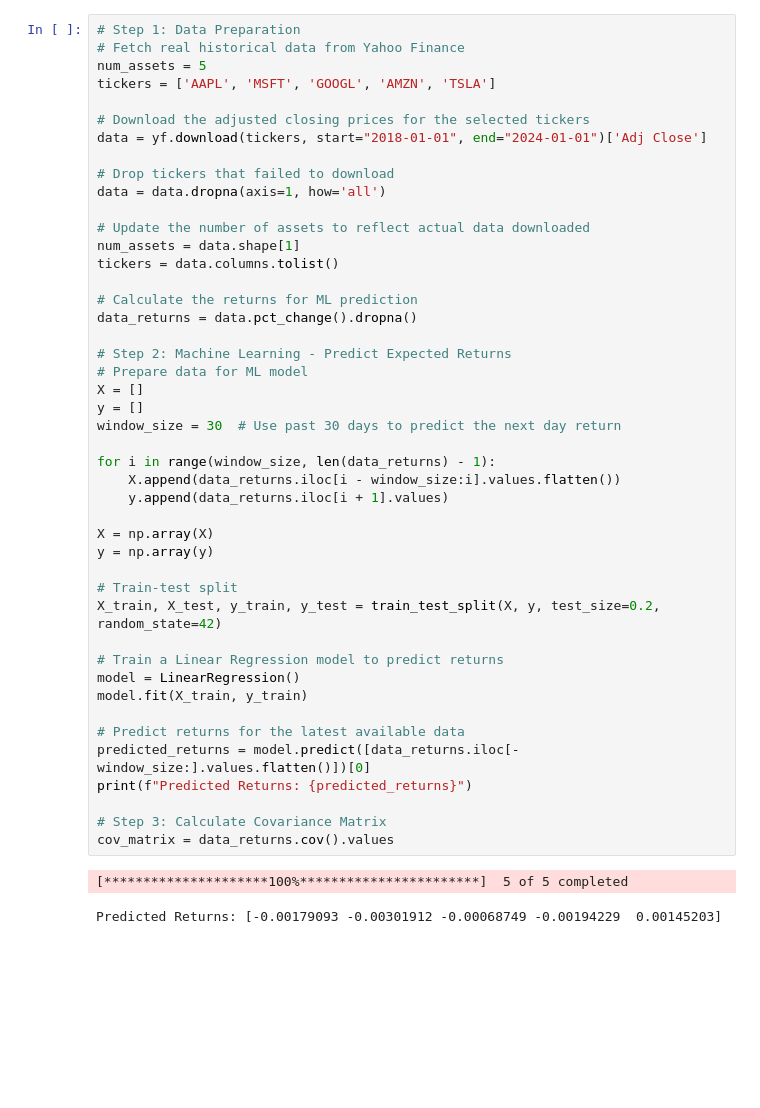
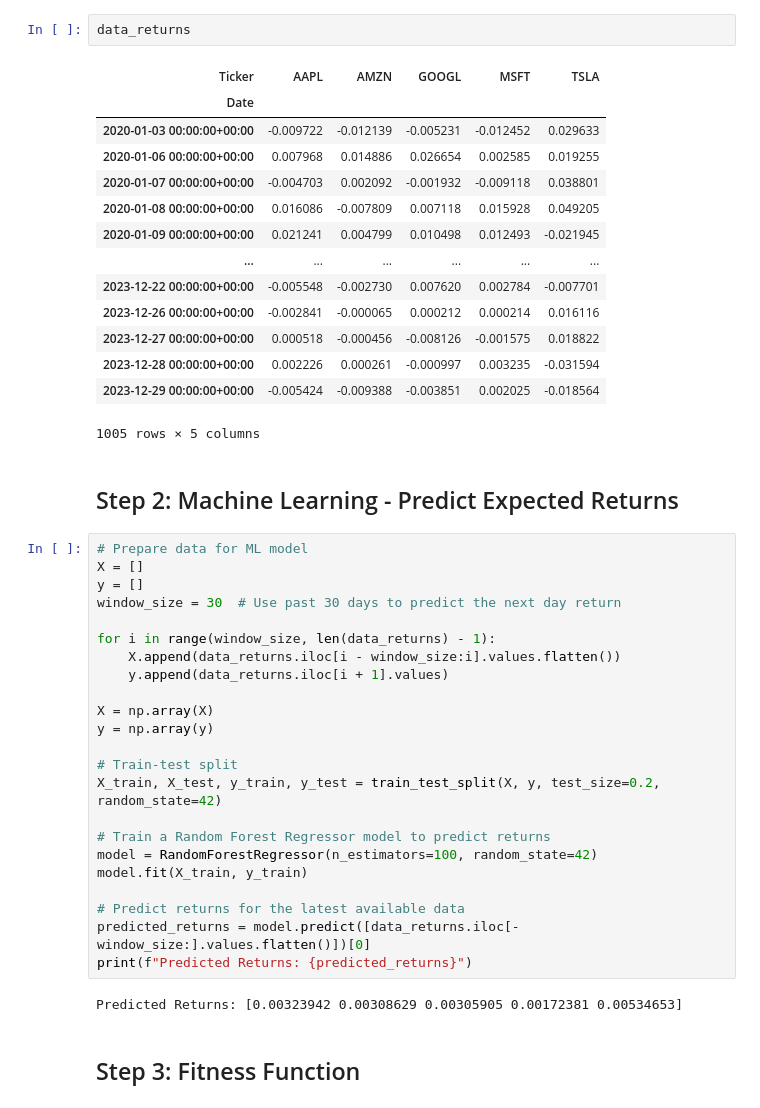
Before and after one commit to Nadun999/portfolio_optimization_in_finance, a Jupyter notebook: main.ipynb, the cells around one changed output. Drawn from its saved outputs; the diff is of its cells as text; blank space fills up the shorter version.

```diff
--- a/main.ipynb
+++ b/main.ipynb
@@ -10,23 +65,23 @@ import pandas as pd
+# %%
+data_returns
+# %% [output]
+| Ticker | AAPL | AMZN | GOOGL | MSFT | TSLA |
+| Date |  |  |  |  |  |
+| 2020-01-03 00:00:00+00:00 | -0.009722 | -0.012139 | -0.005231 | -0.012452 | 0.029633 |
+| 2020-01-06 00:00:00+00:00 | 0.007968 | 0.014886 | 0.026654 | 0.002585 | 0.019255 |
+| 2020-01-07 00:00:00+00:00 | -0.004703 | 0.002092 | -0.001932 | -0.009118 | 0.038801 |
+| 2020-01-08 00:00:00+00:00 | 0.016086 | -0.007809 | 0.007118 | 0.015928 | 0.049205 |
+| 2020-01-09 00:00:00+00:00 | 0.021241 | 0.004799 | 0.010498 | 0.012493 | -0.021945 |
+| ... | ... | ... | ... | ... | ... |
+| 2023-12-22 00:00:00+00:00 | -0.005548 | -0.002730 | 0.007620 | 0.002784 | -0.007701 |
+| 2023-12-26 00:00:00+00:00 | -0.002841 | -0.000065 | 0.000212 | 0.000214 | 0.016116 |
+| 2023-12-27 00:00:00+00:00 | 0.000518 | -0.000456 | -0.008126 | -0.001575 | 0.018822 |
+| 2023-12-28 00:00:00+00:00 | 0.002226 | 0.000261 | -0.000997 | 0.003235 | -0.031594 |
+| 2023-12-29 00:00:00+00:00 | -0.005424 | -0.009388 | -0.003851 | 0.002025 | -0.018564 |
+1005 rows × 5 columns
+# %% [markdown]
+## Step 2: Machine Learning - Predict Expected Returns
 # %%
-# Step 1: Data Preparation
-# Fetch real historical data from Yahoo Finance
-num_assets = 5
-tickers = ['AAPL', 'MSFT', 'GOOGL', 'AMZN', 'TSLA']
-
-# Download the adjusted closing prices for the selected tickers
-data = yf.download(tickers, start="2018-01-01", end="2024-01-01")['Adj Close']
-
-# Drop tickers that failed to download
-data = data.dropna(axis=1, how='all')
-
-# Update the number of assets to reflect actual data downloaded
-num_assets = data.shape[1]
-tickers = data.columns.tolist()
-
-# Calculate the returns for ML prediction
-data_returns = data.pct_change().dropna()
-
-# Step 2: Machine Learning - Predict Expected Returns
 # Prepare data for ML model
 X = []
 y = []
@@ -42,16 +97,14 @@ y = np.array(y)
 # Train-test split
 X_train, X_test, y_train, y_test = train_test_split(X, y, test_size=0.2, random_state=42)
 
-# Train a Linear Regression model to predict returns
-model = LinearRegression()
+# Train a Random Forest Regressor model to predict returns
+model = RandomForestRegressor(n_estimators=100, random_state=42)
 model.fit(X_train, y_train)
 
 # Predict returns for the latest available data
 predicted_returns = model.predict([data_returns.iloc[-window_size:].values.flatten()])[0]
 print(f"Predicted Returns: {predicted_returns}")
-
-# Step 3: Calculate Covariance Matrix
-cov_matrix = data_returns.cov().values
 # %% [output]
-[*********************100%***********************]  5 of 5 completed
+Predicted Returns: [0.00323942 0.00308629 0.00305905 0.00172381 0.00534653]
-Predicted Returns: [-0.00179093 -0.00301912 -0.00068749 -0.00194229  0.00145203]
+# %% [markdown]
+## Step 3: Fitness Function
```
Also changed, not shown: parts of 24 cells of this notebook, 3 other files.
